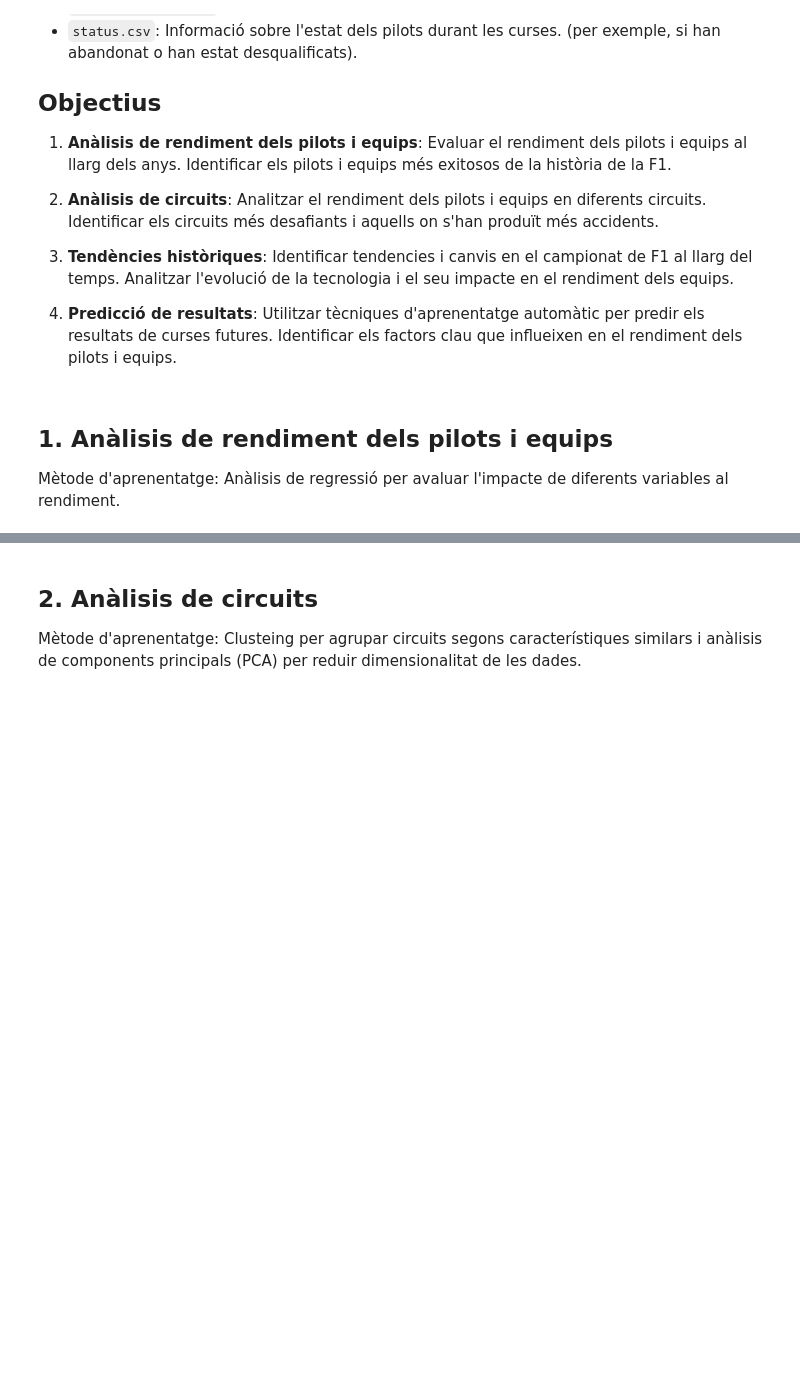
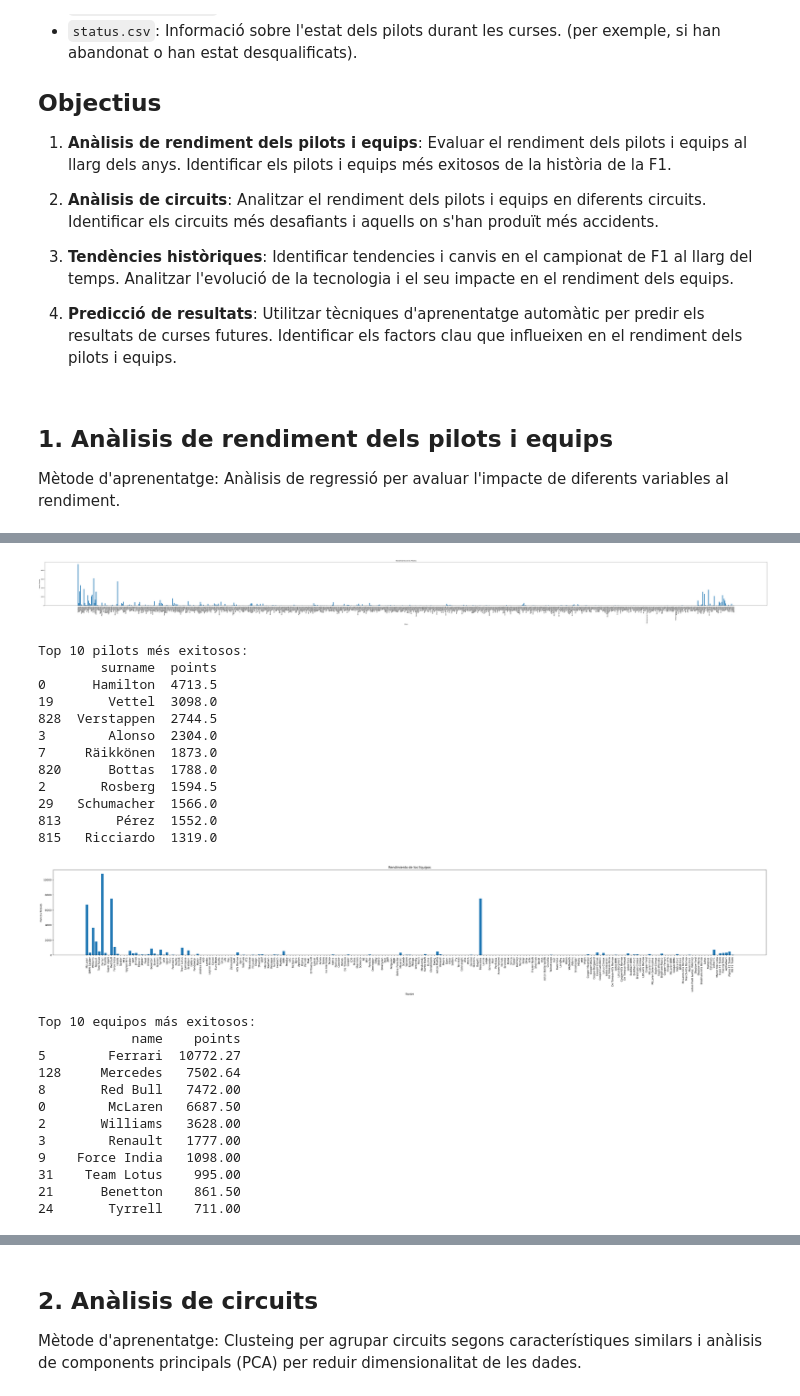
Before and after one commit to brunomoran/F1-World-Championship-Kaggle, a Jupyter notebook: f1.ipynb, the cells around one changed output, grey strips where cells are left out. Cells and saved outputs as stored; diff of their text form; code cells hidden in the pictures; blank space fills up the shorter version.

Commit message:
Anàlisis de rendiment dels pilots i equips fet

```diff
--- a/f1.ipynb
+++ b/f1.ipynb
@@ -51,0 +63,4 @@ constructors = pd.read_csv('data/constructors.csv')
+# %%
+merged_data = pd.merge(results, races, on='raceId')
+merged_data = pd.merge(merged_data, drivers, on='driverId')
+merged_data = pd.merge(merged_data, constructors, on='constructorId')
@@ -51,0 +72,10 @@ constructors = pd.read_csv('data/constructors.csv')
+# %%
+driver_performance = merged_data.groupby('driverId').agg({
+    'points': 'sum',
+    'positionOrder': 'mean',
+}).reset_index()
+
+constructor_performance = merged_data.groupby('constructorId').agg({
+    'points': 'sum',
+    'positionOrder': 'mean',
+}).reset_index()
@@ -51,0 +87,57 @@ constructors = pd.read_csv('data/constructors.csv')
+# %%
+driver_performance = pd.merge(driver_performance, drivers[['driverId', 'surname']], on='driverId')
+
+constructor_performance = pd.merge(constructor_performance, constructors[['constructorId', 'name']], on='constructorId')
+# %%
+# Visualització del rendiment dels pilots
+plt.figure(figsize=(100, 6))
+plt.bar(driver_performance['surname'], driver_performance['points'])
+plt.xlabel('Piloto')
+plt.ylabel('Puntos Totales')
+plt.title('Rendimiento de los Pilotos')
+plt.xticks(rotation=90)
+plt.show()
+
+top_drivers = driver_performance.sort_values(by='points', ascending=False).head(10)
+print("Top 10 pilots més exitosos: ")
+print(top_drivers[['surname', 'points']])
+
+# Visualització del rendiment dels constructors
+plt.figure(figsize=(50, 6))
+plt.bar(constructor_performance['name'], constructor_performance['points'])
+plt.xlabel('Equipo')
+plt.ylabel('Puntos Totales')
+plt.title('Rendimiento de los Equipos')
+plt.xticks(rotation=90)
+plt.show()
+
+top_constructors = constructor_performance.sort_values(by='points', ascending=False).head(10)
+print("Top 10 equipos más exitosos: ")
+print(top_constructors[['name', 'points']])
+# %% [output]
+[figure, added]
+Top 10 pilots més exitosos:
+        surname  points
+0      Hamilton  4713.5
+19       Vettel  3098.0
+828  Verstappen  2744.5
+3        Alonso  2304.0
+7     Räikkönen  1873.0
+820      Bottas  1788.0
+2       Rosberg  1594.5
+29   Schumacher  1566.0
+813       Pérez  1552.0
+815   Ricciardo  1319.0
+[figure, added]
+Top 10 equipos más exitosos:
+            name    points
+5        Ferrari  10772.27
+128     Mercedes   7502.64
+8       Red Bull   7472.00
+0        McLaren   6687.50
+2       Williams   3628.00
+3        Renault   1777.00
+9    Force India   1098.00
+31    Team Lotus    995.00
+21      Benetton    861.50
+24       Tyrrell    711.00
```
Also changed, not shown: parts of 9 cells of this notebook.
